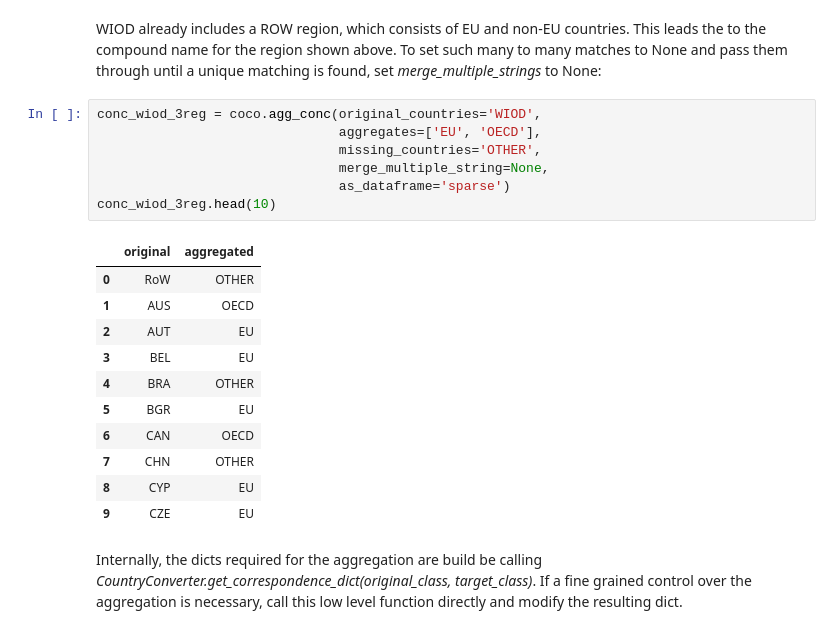
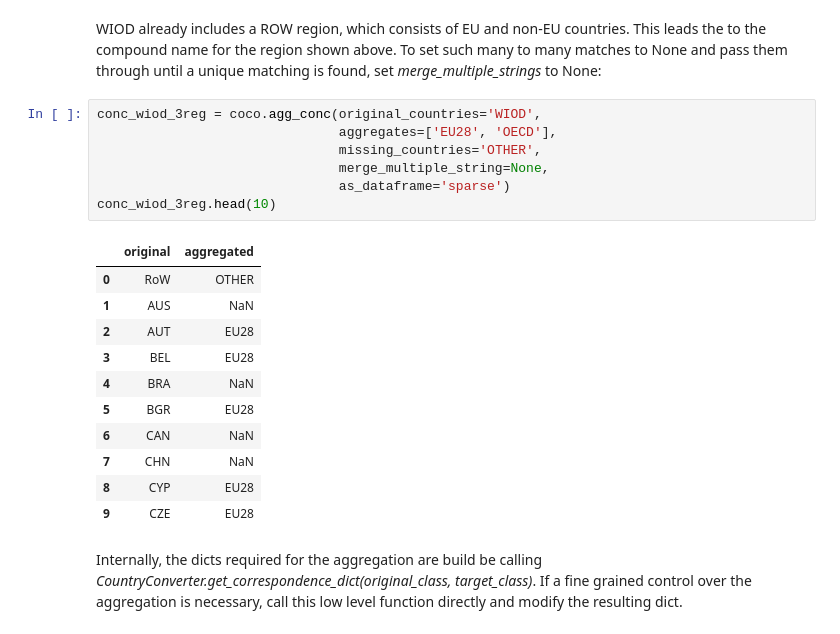
Before and after one commit to IndEcol/country_converter, a Jupyter notebook: doc/country_converter_aggregation_helper.ipynb, the cells around one changed output. Drawn from its saved outputs; the diff is of its cells as text.

```diff
--- a/doc/country_converter_aggregation_helper.ipynb
+++ b/doc/country_converter_aggregation_helper.ipynb
@@ -157,23 +157,23 @@ conc_wiod_3reg.head(10)
 WIOD already includes a ROW region, which consists of EU and non-EU countries. This leads the to the compound name for the region shown above. To set such many to many matches to None and pass them through until a unique matching is found, set *merge_multiple_strings* to None:
 # %%
 conc_wiod_3reg = coco.agg_conc(original_countries='WIOD',
-                               aggregates=['EU', 'OECD'],
+                               aggregates=['EU28', 'OECD'],
                                missing_countries='OTHER',
                                merge_multiple_string=None,
                                as_dataframe='sparse')
 conc_wiod_3reg.head(10)
 # %% [output]
 |  | original | aggregated |
 | 0 | RoW | OTHER |
-| 1 | AUS | OECD |
-| 2 | AUT | EU |
-| 3 | BEL | EU |
-| 4 | BRA | OTHER |
-| 5 | BGR | EU |
-| 6 | CAN | OECD |
-| 7 | CHN | OTHER |
-| 8 | CYP | EU |
-| 9 | CZE | EU |
+| 1 | AUS | NaN |
+| 2 | AUT | EU28 |
+| 3 | BEL | EU28 |
+| 4 | BRA | NaN |
+| 5 | BGR | EU28 |
+| 6 | CAN | NaN |
+| 7 | CHN | NaN |
+| 8 | CYP | EU28 |
+| 9 | CZE | EU28 |
 # %% [markdown]
 Internally, the dicts required for the aggregation are build be calling *CountryConverter.get_correspondence_dict(original_class, target_class)*. If a fine grained control over the aggregation is necessary, call this low level function directly and modify the resulting dict.
 # %% [markdown]
```
Also changed, not shown: parts of 3 cells of this notebook, 1 other file.
